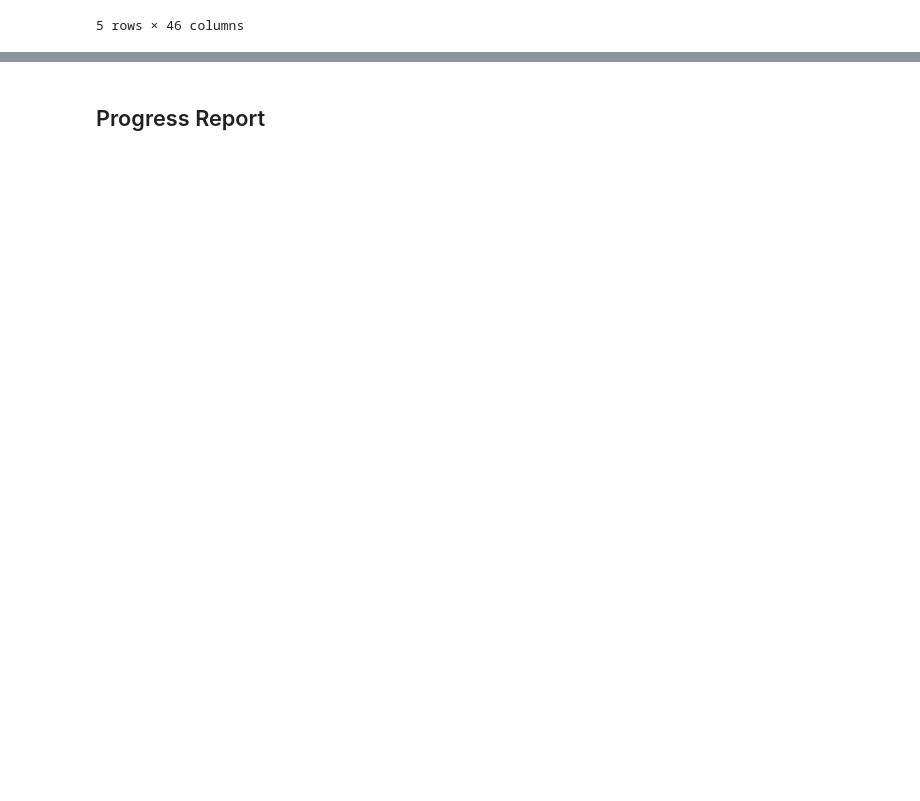
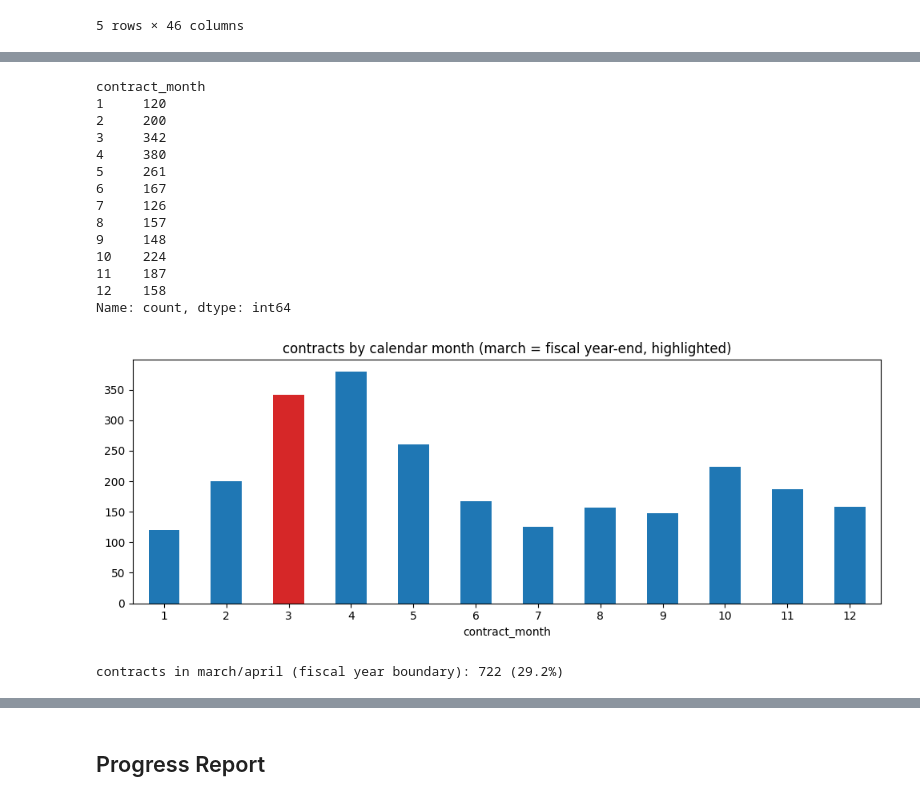
Before and after one commit to arriyan-aa/AA_Final_Project, a Jupyter notebook: notebook.ipynb, the cells around one changed output, grey strips where cells are left out. Saved outputs shown, nothing was run; the diff lists cells and outputs as text; code cells hidden in the pictures; blank space fills up the shorter version.

```diff
--- a/notebook.ipynb
+++ b/notebook.ipynb
@@ -103,0 +209,14 @@ ministers_office has 2334 missing, meaning only 136 contracts have anything for
+# %%
+# merging group stats back and computing a z-score
+df = df.merge(group_stats, on=group_cols, how='left')
+# how many std devs is this contract's value from its peer group's mean?
+# guard against std=0 (all contracts in group identical) to avoid divide-by-zero
+df['value_zscore'] = (df['contract_value'] - df['group_mean']) / df['group_std'].replace(0, np.nan)
+# for unreliable/small groups, fall back to comparing against department lvl stats only
+dept_stats = df.groupby('owner_org')['contract_value'].agg(dept_mean='mean', dept_std='std').reset_index()
+df = df.merge(dept_stats, on='owner_org', how='left')
+df['value_zscore_fallback'] = np.where(
+    df['group_reliable'],
+    df['value_zscore'],
+    (df['contract_value'] - df['dept_mean']) / df['dept_std'].replace(0, np.nan))
+display(df[['reference_number', 'owner_org', 'economic_object_code', 'contract_value', 'group_mean', 'value_zscore_fallback']].head(10))
@@ -103,0 +324,33 @@ ministers_office has 2334 missing, meaning only 136 contracts have anything for
+# %%
+# calendar month ditribution, fiscal yr end highlighted
+df['contract_month'] = df['contract_date'].dt.month
+month_counts = df['contract_month'].value_counts().sort_index()
+print(month_counts)
+
+fig, ax = plt.subplots(figsize=(10, 4))
+colors = ['#d62728' if m == 3 else '#1f77b4' for m in month_counts.index]
+month_counts.plot(kind='bar', ax=ax, color=colors)
+ax.set_title('contracts by calendar month (march = fiscal year-end, highlighted)')
+plt.xticks(rotation=0)
+plt.tight_layout()
+plt.show()
+df['is_fiscal_year_end'] = df['contract_date'].dt.month.isin([3, 4])
+print(f"\ncontracts in march/april (fiscal year boundary): {df['is_fiscal_year_end'].sum()} "
+      f"({df['is_fiscal_year_end'].mean():.1%})")
+# %% [output]
+contract_month
+1     120
+2     200
+3     342
+4     380
+5     261
+6     167
+7     126
+8     157
+9     148
+10    224
+11    187
+12    158
+Name: count, dtype: int64
+[figure, added]
+contracts in march/april (fiscal year boundary): 722 (29.2%)
```
Also changed, not shown: parts of 28 cells of this notebook.
